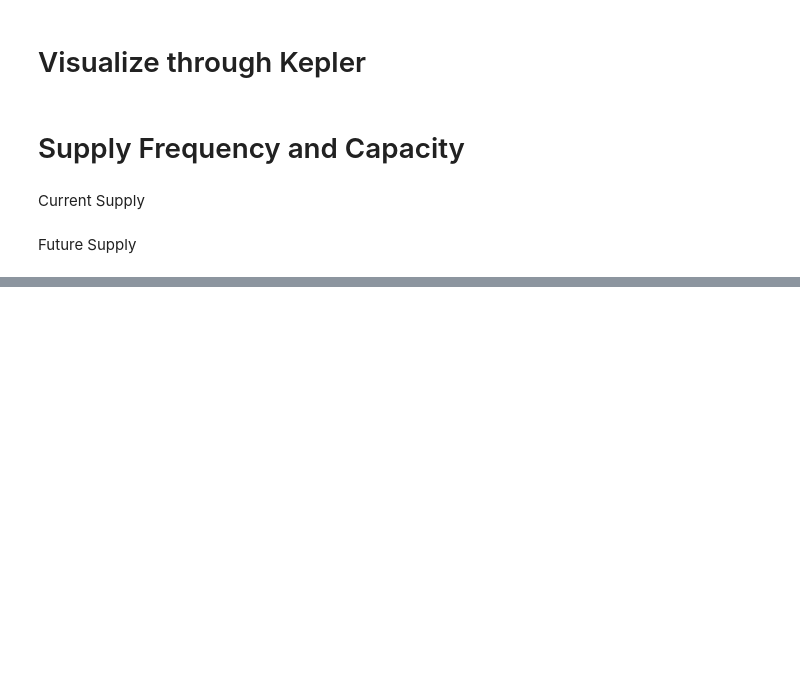
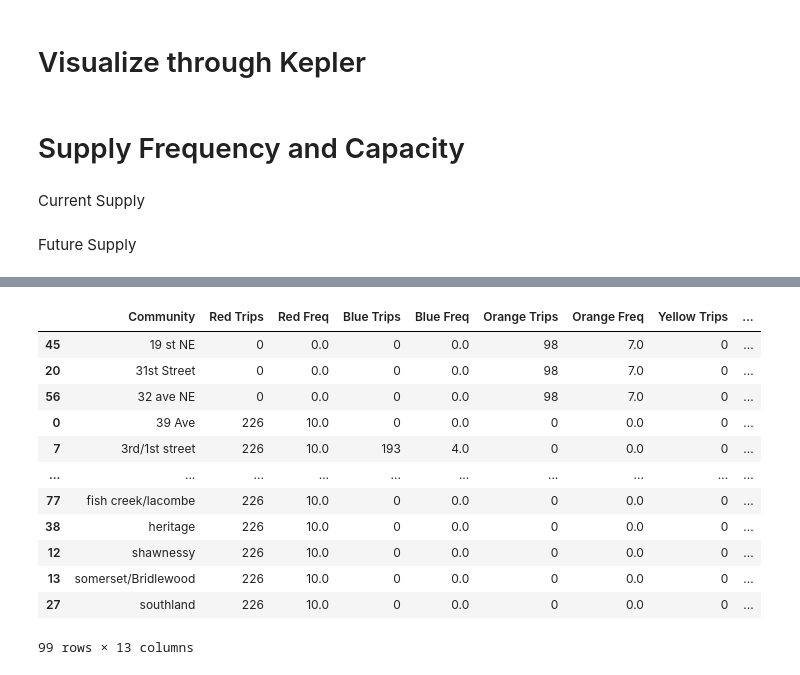
Before and after one commit to sulemanbasit/Calgary-Transit-Economic-Gap-Analysis, a Jupyter notebook: ctga.ipynb, the cells around one changed output, grey strips where cells are left out. Saved outputs shown, nothing was run; the diff lists cells and outputs as text; code cells hidden in the pictures; blank space fills up the shorter version.

Commit message:
working on stop in community

```diff
--- a/ctga.ipynb
+++ b/ctga.ipynb
@@ -534,0 +615,29 @@ sup_fc.to_csv(data_path+'Future_Freq_Cap.csv')
+# %%
+# service_dict = {}
+comm_list = []
+red_list = []
+blue_list = []
+orange_list = []
+yellow_list = []
+purple_list = []
+teal_list = []
+# %%
+for index, row in stop_df.iterrows():
+    if 'Line' in row['Line']:
+        if 'Red' in row['Line']:
+            red_list.extend([com for com in row['Station'].split(',')])
+        else:
+            blue_list.extend([com for com in row['Station'].split(',')])
+    else:
+        if 'Orange' in row['Line']:
+            orange_list.extend([com for com in row['Station'].split(',')])
+        elif 'Purple' in row['Line']:
+            purple_list.extend([com for com in row['Station'].split(',')])
+        elif 'Teal' in row['Line']:
+            teal_list.extend([com for com in row['Station'].split(',')])
+        else:
+            yellow_list.extend([com for com in row['Station'].split(',')])
+# %%
+comm_list = list(set(red_list+blue_list+orange_list+purple_list+teal_list+yellow_list))
+clean_com_list = [item for item in comm_list if item.strip()]
+service_df = pd.DataFrame(clean_com_list, columns=["Community"]).sort_values(by="Community")
@@ -534,0 +660,29 @@ sup_fc.to_csv(data_path+'Future_Freq_Cap.csv')
+# %%
+service_df["Red Trips"] = service_df["Community"].isin(red_list) * red_trips
+service_df["Red Freq"] = service_df["Community"].isin(red_list) * red_freq
+service_df["Blue Trips"] = service_df["Community"].isin(blue_list) * blue_trips
+service_df["Blue Freq"] = service_df["Community"].isin(blue_list) * blue_freq
+service_df["Orange Trips"] = service_df["Community"].isin(orange_list) * orange_trips
+service_df["Orange Freq"] = service_df["Community"].isin(orange_list) * orange_freq
+service_df["Yellow Trips"] = service_df["Community"].isin(yellow_list) * yellow_trips
+service_df["Yellow Freq"] = service_df["Community"].isin(yellow_list) * yellow_freq
+service_df["Teal Trips"] = service_df["Community"].isin(teal_list) * teal_trips
+service_df["Teal Freq"] = service_df["Community"].isin(teal_list) * teal_freq
+service_df["Purple Trips"] = service_df["Community"].isin(purple_list) * purple_trips
+service_df["Purple Freq"] = service_df["Community"].isin(purple_list) * purple_freq
+# %%
+service_df
+# %% [output]
+|  | Community | Red Trips | Red Freq | Blue Trips | Blue Freq | Orange Trips | Orange Freq | Yellow Trips | ... |
+| 45 | 19 st NE | 0 | 0.0 | 0 | 0.0 | 98 | 7.0 | 0 | ... |
+| 20 | 31st Street | 0 | 0.0 | 0 | 0.0 | 98 | 7.0 | 0 | ... |
+| 56 | 32 ave NE | 0 | 0.0 | 0 | 0.0 | 98 | 7.0 | 0 | ... |
+| 0 | 39 Ave | 226 | 10.0 | 0 | 0.0 | 0 | 0.0 | 0 | ... |
+| 7 | 3rd/1st street | 226 | 10.0 | 193 | 4.0 | 0 | 0.0 | 0 | ... |
+| ... | ... | ... | ... | ... | ... | ... | ... | ... | ... |
+| 77 | fish creek/lacombe | 226 | 10.0 | 0 | 0.0 | 0 | 0.0 | 0 | ... |
+| 38 | heritage | 226 | 10.0 | 0 | 0.0 | 0 | 0.0 | 0 | ... |
+| 12 | shawnessy | 226 | 10.0 | 0 | 0.0 | 0 | 0.0 | 0 | ... |
+| 13 | somerset/Bridlewood | 226 | 10.0 | 0 | 0.0 | 0 | 0.0 | 0 | ... |
+| 27 | southland | 226 | 10.0 | 0 | 0.0 | 0 | 0.0 | 0 | ... |
+99 rows × 13 columns
```
Also changed, not shown: parts of 38 cells of this notebook, 6 other files.
